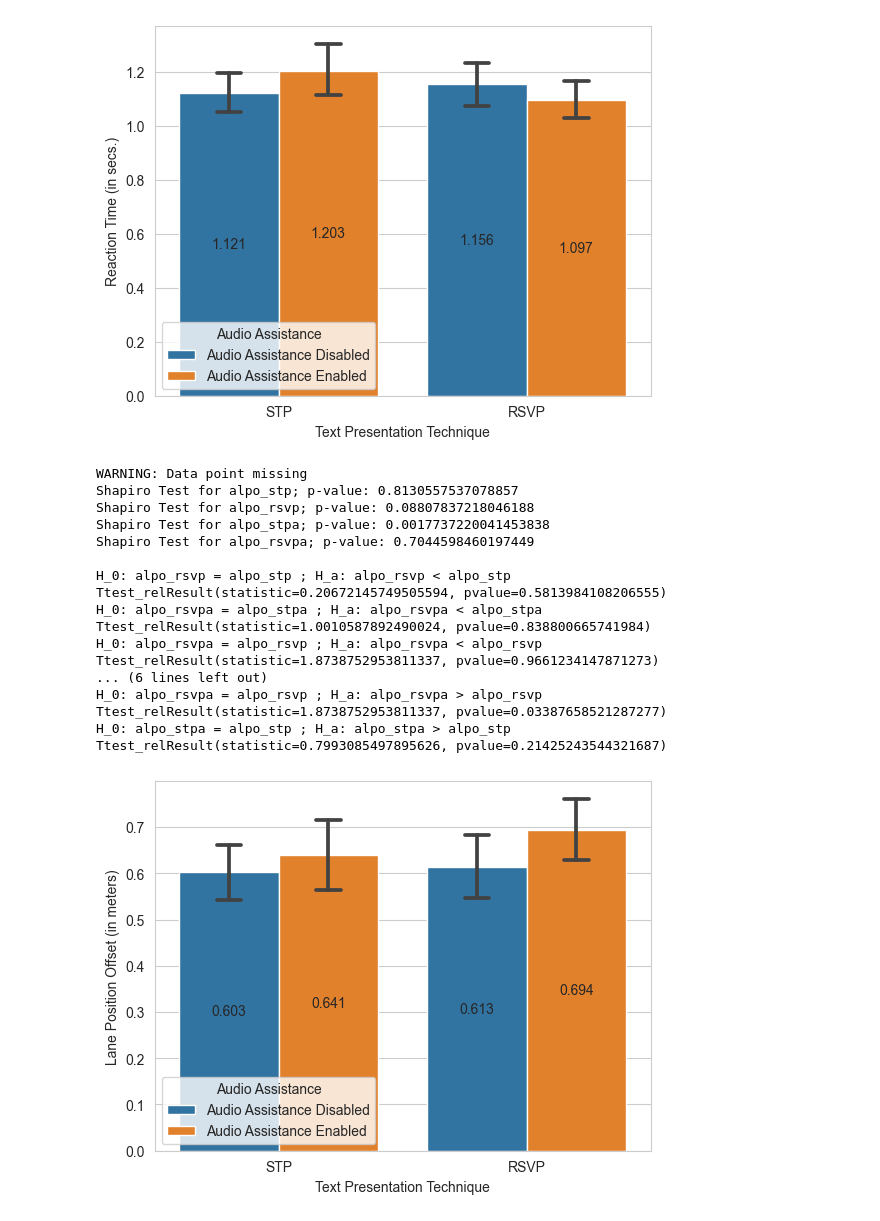
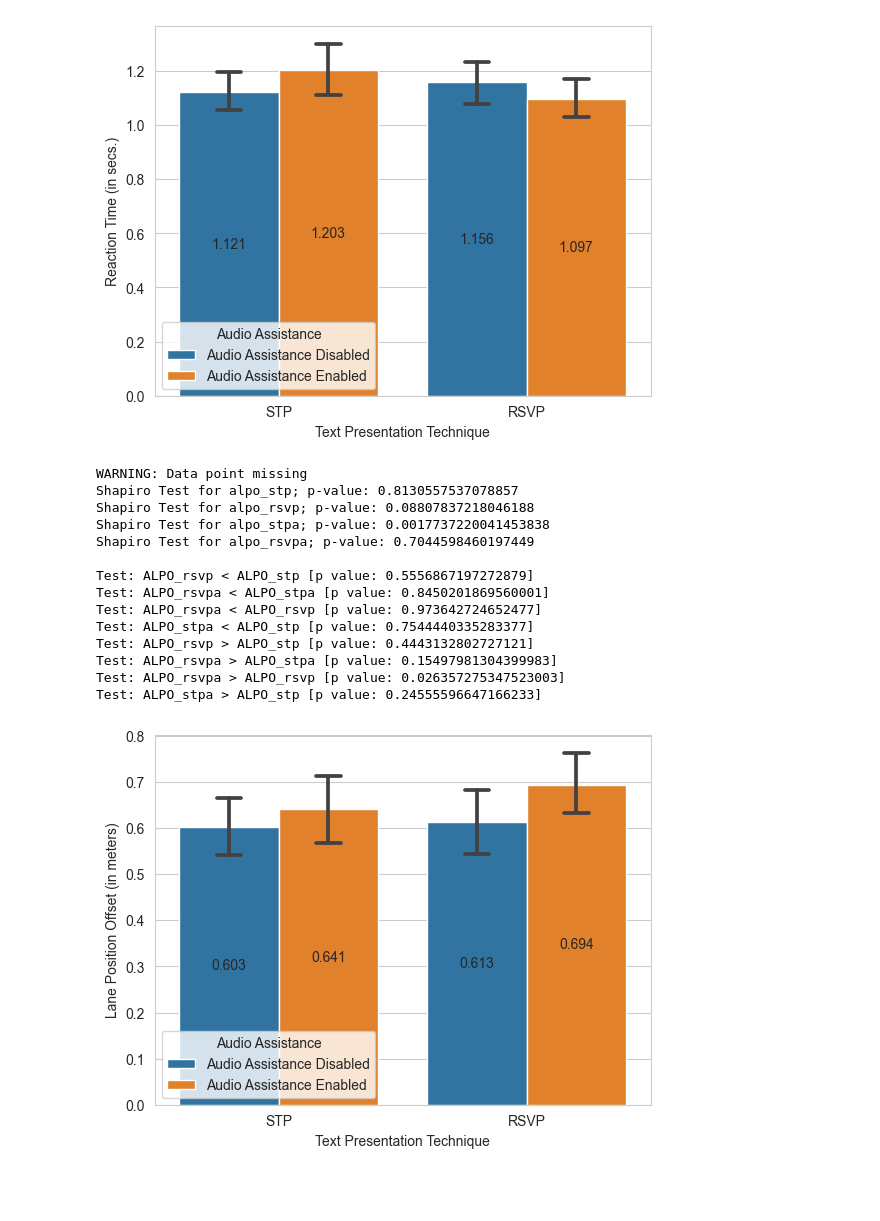
Before and after one commit to shh1v/NDRRI-Data-Analysis, a Jupyter notebook: analysis.ipynb, the cells around one changed output. Saved outputs shown, nothing was run; the diff lists cells and outputs as text; code cells hidden in the pictures; blank space fills up the shorter version.

```diff
--- a/analysis.ipynb
+++ b/analysis.ipynb
@@ -284,66 +279,59 @@ lpd_refined = generate_refined(lpd_df, "AVG", "LPO")
 lpd_combined = pd.DataFrame()
 lpd_combined["TPTAA"] = lpd_refined["TPT"].values + lpd_refined["Audio Assistance"].values
 lpd_combined["Lane Position Offset (in meters)"] = lpd_refined["LPO"].values
 
 # Removing the outliers from the data frame
 remove_outliers(lpd_combined, "Lane Position Offset (in meters)")
 
 # Under sampling the data set
 lpd_combined = under_sampling(lpd_combined, "Lane Position Offset (in meters)")
 
 # Creating separate arrays for analysis
 alpo_stp, alpo_stpa, alpo_rsvp, alpo_rsvpa = create_seperate_arrays(lpd_combined, "Lane Position Offset (in meters)")
 
 # Test is the distribution is normal.
 print("Shapiro Test for alpo_stp; p-value:", stats.shapiro(alpo_stp)[1])
 print("Shapiro Test for alpo_rsvp; p-value:", stats.shapiro(alpo_rsvp)[1])
 print("Shapiro Test for alpo_stpa; p-value:", stats.shapiro(alpo_stpa)[1])
 print("Shapiro Test for alpo_rsvpa; p-value:", stats.shapiro(alpo_rsvpa)[1], "\n")
 
-# Perform P-tests for testing the hypothesis
-# Test if H_a: alpo_rsvp < alpo
-print("H_0: alpo_rsvp = alpo_stp ; H_a: alpo_rsvp < alpo_stp")
-print(stats.ttest_rel(a = alpo_rsvp, b = alpo_stp, alternative = "less"))
-print("H_0: alpo_rsvpa = alpo_stpa ; H_a: alpo_rsvpa < alpo_stpa")
-print(stats.ttest_rel(a = alpo_rsvpa, b = alpo_stpa, alternative = "less"))
-# Test if H_a: alpo_aae < alpo_aad
-print("H_0: alpo_rsvpa = alpo_rsvp ; H_a: alpo_rsvpa < alpo_rsvp")
-print(stats.ttest_rel(a = alpo_rsvpa, b = alpo_rsvp, alternative = "less"))
-print("H_0: alpo_stpa = alpo_stp ; H_a: alpo_stpa < alpo_stp")
-print(stats.ttest_rel(a = alpo_stpa, b = alpo_stp, alternative = "less"))
+# Perform P-tests for testing the alternate hypothesis
+stat1, p1 = wilcoxon(alpo_rsvp, alpo_stp, alternative='less')
+print("Test: ALPO_rsvp < ALPO_stp [p value: {}]".format(p1))
+stat2, p2 = wilcoxon(alpo_rsvpa, alpo_stpa, alternative='less')
+print("Test: ALPO_rsvpa < ALPO_stpa [p value: {}]".format(p2))
+stat3, p3 = wilcoxon(alpo_rsvpa, alpo_rsvp, alternative='less')
+print("Test: ALPO_rsvpa < ALPO_rsvp [p value: {}]".format(p3))
+stat4, p4 = wilcoxon(alpo_stpa, alpo_stp, alternative='less')
+print("Test: ALPO_stpa < ALPO_stp [p value: {}]".format(p4))
 
-# Test if H_a: alpo_rsvp > alpo_stp
-print("H_0: alpo_rsvp = alpo_stp ; H_a: alpo_rsvp > alpo_stp")
-print(stats.ttest_rel(a = alpo_rsvp, b = alpo_stp, alternative = "greater"))
-print("H_0: alpo_rsvpa = alpo_stpa ; H_a: alpo_rsvpa > alpo_stpa")
-print(stats.ttest_rel(a = alpo_rsvpa, b = alpo_stpa, alternative = "greater"))
-# Test if H_a: alpo_aae > alpo_aad
-print("H_0: alpo_rsvpa = alpo_rsvp ; H_a: alpo_rsvpa > alpo_rsvp")
-print(stats.ttest_rel(a = alpo_rsvpa, b = alpo_rsvp, alternative = "greater"))
-print("H_0: alpo_stpa = alpo_stp ; H_a: alpo_stpa > alpo_stp")
-print(stats.ttest_rel(a = alpo_stpa, b = alpo_stp, alternative = "greater"))
+stat5, p5 = wilcoxon(alpo_rsvp, alpo_stp, alternative='greater')
+print("Test: ALPO_rsvp > ALPO_stp [p value: {}]".format(p5))
+stat6, p6 = wilcoxon(alpo_rsvpa, alpo_stpa, alternative='greater')
+print("Test: ALPO_rsvpa > ALPO_stpa [p value: {}]".format(p6))
+stat7, p7 = wilcoxon(alpo_rsvpa, alpo_rsvp, alternative='greater')
+print("Test: ALPO_rsvpa > ALPO_rsvp [p value: {}]".format(p7))
+stat8, p8 = wilcoxon(alpo_stpa, alpo_stp, alternative='greater')
+print("Test: ALPO_stpa > ALPO_stp [p value: {}]".format(p8))
 
 # Getting decoupled dataframe for the graph
 plot_driving_metric(lpd_combined, "Lane Position Offset (in meters)", False)
 # %% [output]
 WARNING: Data point missing
 Shapiro Test for alpo_stp; p-value: 0.8130557537078857
 Shapiro Test for alpo_rsvp; p-value: 0.08807837218046188
 Shapiro Test for alpo_stpa; p-value: 0.0017737220041453838
 Shapiro Test for alpo_rsvpa; p-value: 0.7044598460197449
 
-H_0: alpo_rsvp = alpo_stp ; H_a: alpo_rsvp < alpo_stp
-Ttest_relResult(statistic=0.20672145749505594, pvalue=0.5813984108206555)
-H_0: alpo_rsvpa = alpo_stpa ; H_a: alpo_rsvpa < alpo_stpa
-Ttest_relResult(statistic=1.0010587892490024, pvalue=0.838800665741984)
-H_0: alpo_rsvpa = alpo_rsvp ; H_a: alpo_rsvpa < alpo_rsvp
-Ttest_relResult(statistic=1.8738752953811337, pvalue=0.9661234147871273)
-... (6 lines left out)
-H_0: alpo_rsvpa = alpo_rsvp ; H_a: alpo_rsvpa > alpo_rsvp
-Ttest_relResult(statistic=1.8738752953811337, pvalue=0.03387658521287277)
-H_0: alpo_stpa = alpo_stp ; H_a: alpo_stpa > alpo_stp
-Ttest_relResult(statistic=0.7993085497895626, pvalue=0.21425243544321687)
+Test: ALPO_rsvp < ALPO_stp [p value: 0.5556867197272879]
+Test: ALPO_rsvpa < ALPO_stpa [p value: 0.8450201869560001]
+Test: ALPO_rsvpa < ALPO_rsvp [p value: 0.973642724652477]
+Test: ALPO_stpa < ALPO_stp [p value: 0.7544440335283377]
+Test: ALPO_rsvp > ALPO_stp [p value: 0.4443132802727121]
+Test: ALPO_rsvpa > ALPO_stpa [p value: 0.15497981304399983]
+Test: ALPO_rsvpa > ALPO_rsvp [p value: 0.026357275347523003]
+Test: ALPO_stpa > ALPO_stp [p value: 0.24555596647166233]
-[figure, old version]
+[figure, new version]
 # %%
 # Analyzing the Maximum Steering Angle Velocity
 MSVs = []
```
Also changed, not shown: parts of 8 cells of this notebook.
